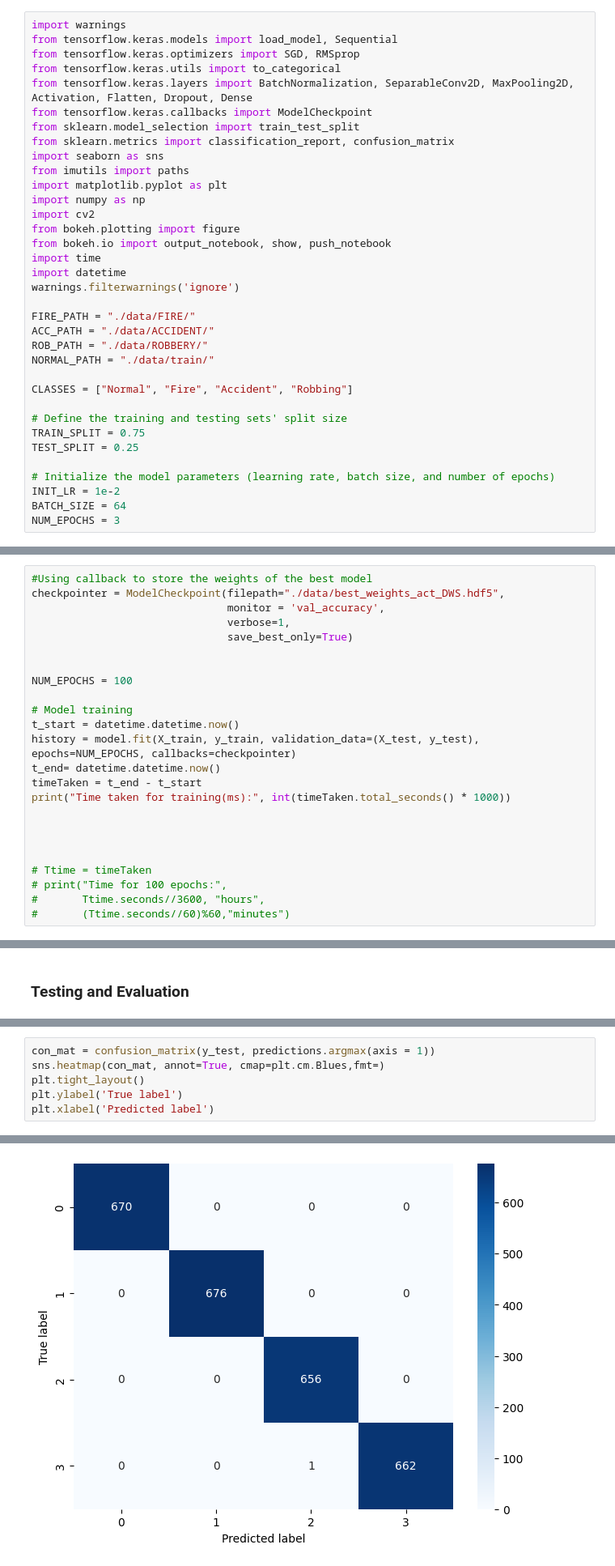
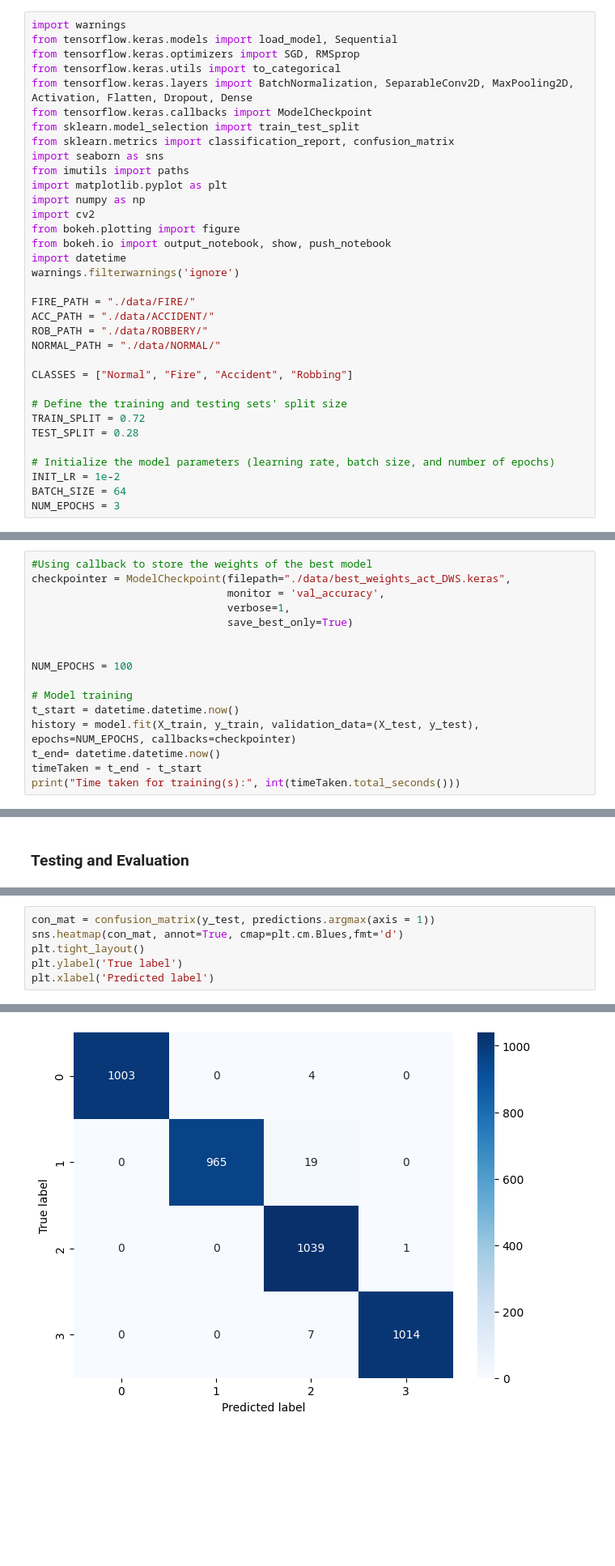
Before and after one commit to MULAKALURI-SAKETH/Human_Anomaly_Detection, a Jupyter notebook: human anomaly detection.ipynb, the cells around one changed output, grey strips where cells are left out. Shown at 81% size. Cells and saved outputs as stored; diff of their text form; blank space fills up the shorter version.

```diff
--- a/human anomaly detection.ipynb
+++ b/human anomaly detection.ipynb
@@ -16,20 +16,19 @@ import numpy as np
 import cv2
 from bokeh.plotting import figure
 from bokeh.io import output_notebook, show, push_notebook
-import time
 import datetime
 warnings.filterwarnings('ignore')
 
 FIRE_PATH = "./data/FIRE/"
 ACC_PATH = "./data/ACCIDENT/"
 ROB_PATH = "./data/ROBBERY/"
-NORMAL_PATH = "./data/train/"
+NORMAL_PATH = "./data/NORMAL/"
 
 CLASSES = ["Normal", "Fire", "Accident", "Robbing"]
 
 # Define the training and testing sets' split size
-TRAIN_SPLIT = 0.75
-TEST_SPLIT = 0.25
+TRAIN_SPLIT = 0.72
+TEST_SPLIT = 0.28
 
 # Initialize the model parameters (learning rate, batch size, and number of epochs)
 INIT_LR = 1e-2
@@ -226,7 +220,7 @@ print("[INFO] compiling model...")
 [INFO] compiling model...
 # %%
 #Using callback to store the weights of the best model
-checkpointer = ModelCheckpoint(filepath="./data/best_weights_act_DWS.hdf5",
+checkpointer = ModelCheckpoint(filepath="./data/best_weights_act_DWS.keras",
                                monitor = 'val_accuracy',
                                verbose=1,
                                save_best_only=True)
@@ -239,14 +233,6 @@ t_start = datetime.datetime.now()
 history = model.fit(X_train, y_train, validation_data=(X_test, y_test), epochs=NUM_EPOCHS, callbacks=checkpointer)
 t_end= datetime.datetime.now()
 timeTaken = t_end - t_start
-print("Time taken for training(ms):", int(timeTaken.total_seconds() * 1000))
-
-
-
-
-# Ttime = timeTaken
-# print("Time for 100 epochs:",
-#       Ttime.seconds//3600, "hours",
-#       (Ttime.seconds//60)%60,"minutes")
+print("Time taken for training(s):", int(timeTaken.total_seconds()))
 # %% [output]
 Epoch 1/100
@@ -330,10 +321,10 @@ weighted avg       1.00      1.00      1.00      2665
 # %%
 con_mat = confusion_matrix(y_test, predictions.argmax(axis = 1))
-sns.heatmap(con_mat, annot=True, cmap=plt.cm.Blues,fmt=)
+sns.heatmap(con_mat, annot=True, cmap=plt.cm.Blues,fmt='d')
 plt.tight_layout()
 plt.ylabel('True label')
 plt.xlabel('Predicted label')
 # %% [output]
 Text(0.5, 23.52222222222222, 'Predicted label')
-[figure, old version]
+[figure, new version]
 # %%
```
Also changed, not shown: parts of 18 cells of this notebook, 6 other files.
